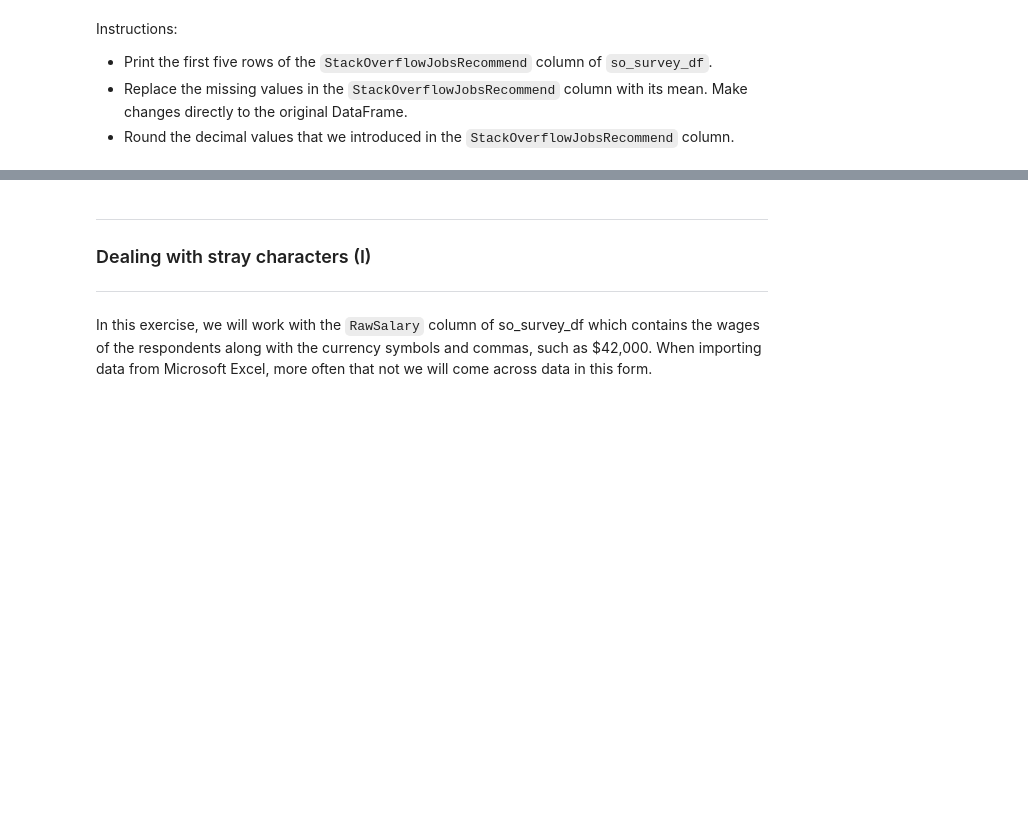
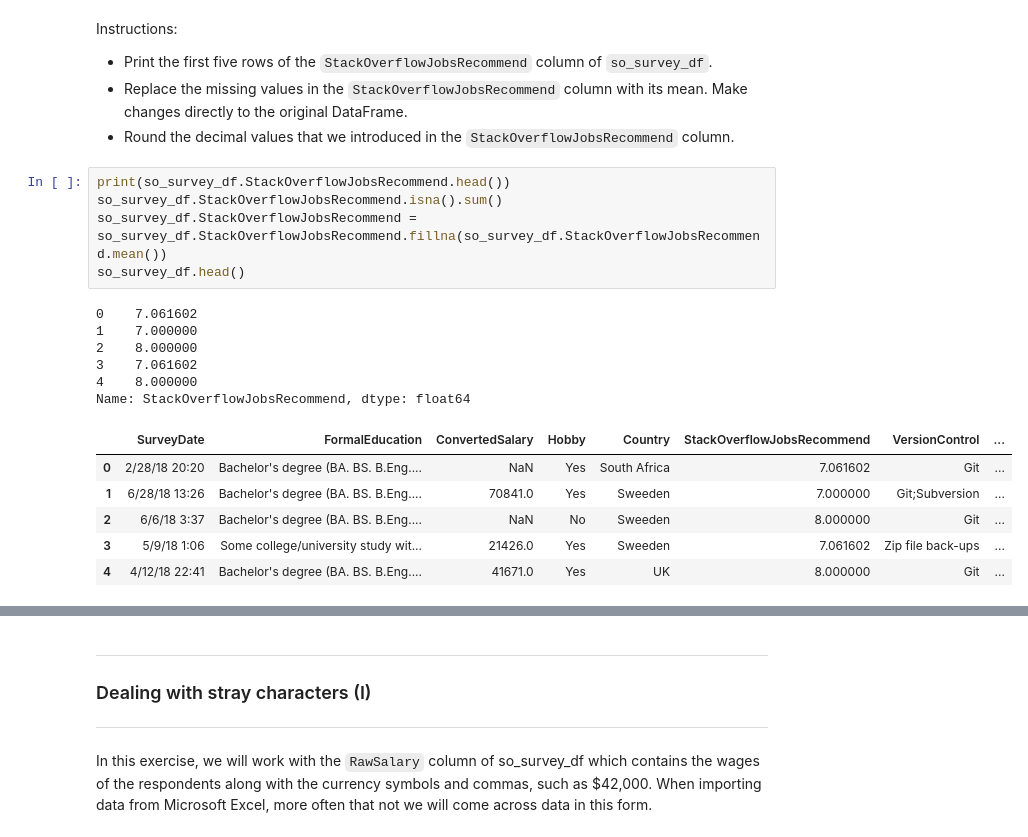
Before and after one commit to NehaNeha417/ML_SHALA, a Jupyter notebook: Assignment_ML_L6.ipynb, the cells around one changed output, grey strips where cells are left out. Cells and saved outputs as stored; diff of their text form; blank space fills up the shorter version.

```diff
--- a/Assignment_ML_L6.ipynb
+++ b/Assignment_ML_L6.ipynb
@@ -395,3 +395,21 @@ Instructions:
 * Print the first five rows of the `StackOverflowJobsRecommend` column of `so_survey_df`.
 * Replace the missing values in the `StackOverflowJobsRecommend` column with its mean. Make changes directly to the original DataFrame.
 * Round the decimal values that we introduced in the `StackOverflowJobsRecommend` column.
+# %%
+print(so_survey_df.StackOverflowJobsRecommend.head())
+so_survey_df.StackOverflowJobsRecommend.isna().sum()
+so_survey_df.StackOverflowJobsRecommend = so_survey_df.StackOverflowJobsRecommend.fillna(so_survey_df.StackOverflowJobsRecommend.mean())
+so_survey_df.head()
+# %% [output]
+0    7.061602
+1    7.000000
+2    8.000000
+3    7.061602
+4    8.000000
+Name: StackOverflowJobsRecommend, dtype: float64
+|  | SurveyDate | FormalEducation | ConvertedSalary | Hobby | Country | StackOverflowJobsRecommend | VersionControl | ... |
+| 0 | 2/28/18 20:20 | Bachelor's degree (BA. BS. B.Eng.... | NaN | Yes | South Africa | 7.061602 | Git | ... |
+| 1 | 6/28/18 13:26 | Bachelor's degree (BA. BS. B.Eng.... | 70841.0 | Yes | Sweeden | 7.000000 | Git;Subversion | ... |
+| 2 | 6/6/18 3:37 | Bachelor's degree (BA. BS. B.Eng.... | NaN | No | Sweeden | 8.000000 | Git | ... |
+| 3 | 5/9/18 1:06 | Some college/university study wit... | 21426.0 | Yes | Sweeden | 7.061602 | Zip file back-ups | ... |
+| 4 | 4/12/18 22:41 | Bachelor's degree (BA. BS. B.Eng.... | 41671.0 | Yes | UK | 8.000000 | Git | ... |
```
Also changed, not shown: parts of 1 cell of this notebook.
